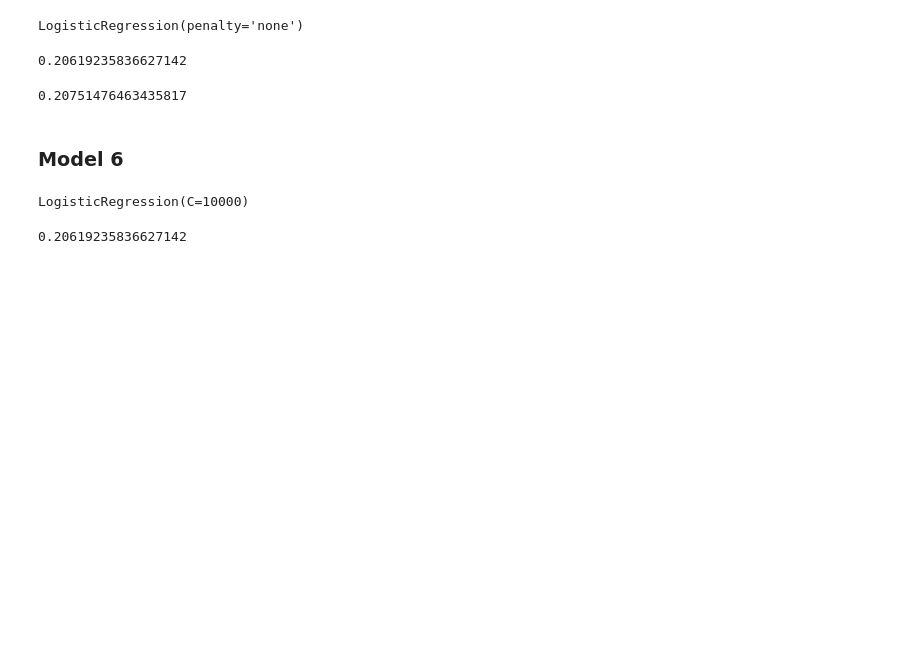
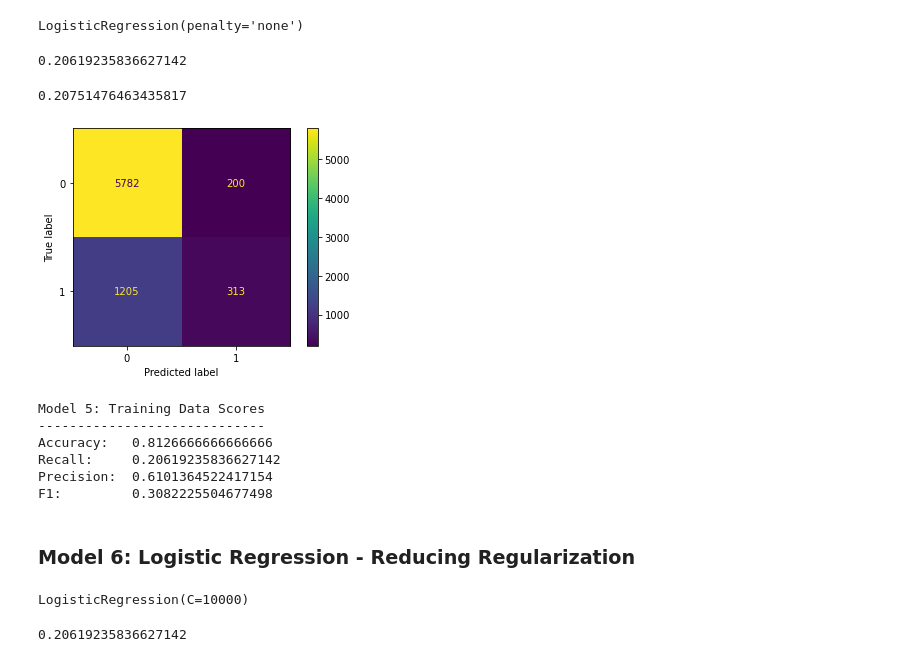
Before and after one commit to SamBen804/Bank_Customer_Churn_Analysis, a Jupyter notebook: Final_Notebook.ipynb, the cells around one changed output. Saved outputs shown, nothing was run; the diff lists cells and outputs as text; code cells hidden in the pictures; blank space fills up the shorter version.

Commit message:
Final model chosen, test data introduced

```diff
--- a/Final_Notebook.ipynb
+++ b/Final_Notebook.ipynb
@@ -680,8 +718,26 @@ recall_score(y_train, model_5.predict(X_features))
 cross_val_score(model_5, X_features, y_train, scoring='recall').mean()
 # %% [output]
 0.20751476463435817
+# %%
+plot_confusion_matrix(model_5, X_features, y_train);
+# %% [output]
+[figure, added]
+# %%
+print('Model 5: Training Data Scores')
+print('-----------------------------')
+print(f'Accuracy:   {accuracy_score(y_train, model_5.predict(X_features))}')
+print(f'Recall:     {recall_score(y_train, model_5.predict(X_features))}')
+print(f'Precision:  {precision_score(y_train, model_5.predict(X_features))}')
+print(f'F1:         {f1_score(y_train, model_5.predict(X_features))}')
+# %% [output]
+Model 5: Training Data Scores
+-----------------------------
+Accuracy:   0.8126666666666666
+Recall:     0.20619235836627142
+Precision:  0.6101364522417154
+F1:         0.3082225504677498
 # %% [markdown]
-### Model 6
+### Model 6: Logistic Regression - Reducing Regularization
 # %%
 model_6 = LogisticRegression(C=10000)
 # %%
```
Also changed, not shown: parts of 27 cells of this notebook.
